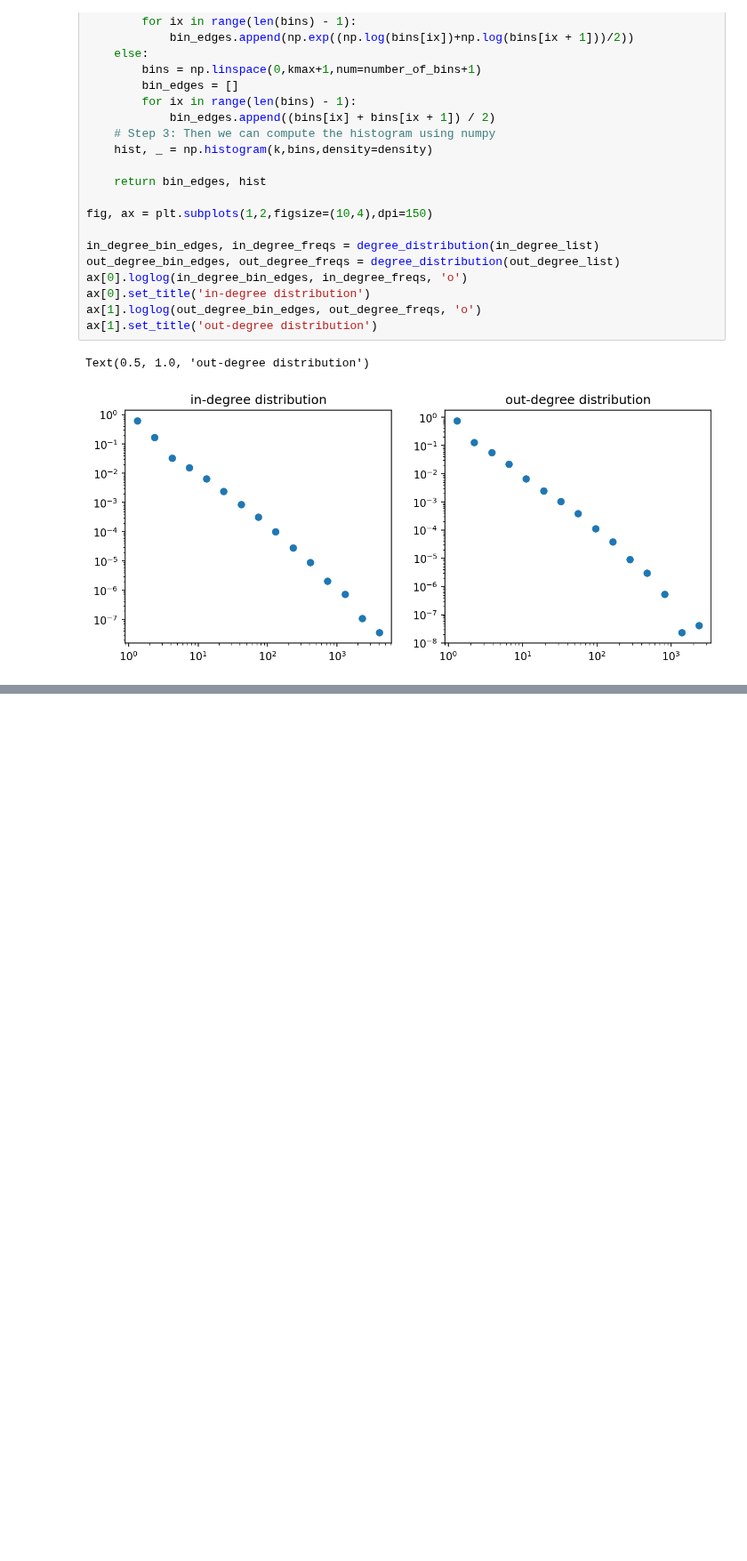
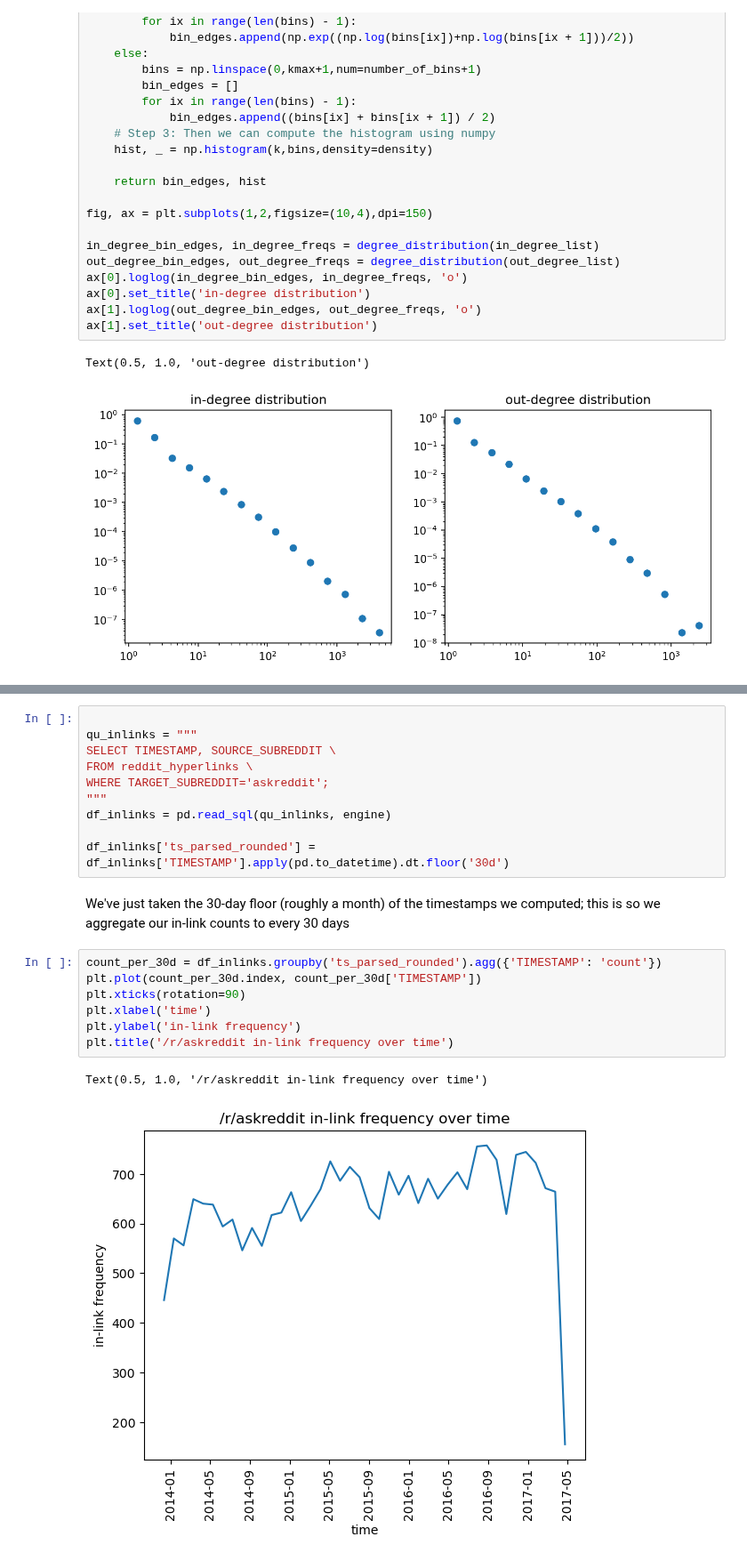
Before and after one commit to asmithh/network-science-data-book, a Jupyter notebook: class_09_datascience2.ipynb, the cells around one changed output, grey strips where cells are left out. Shown at 89% size. Drawn from its saved outputs; the diff is of its cells as text; blank space fills up the shorter version.

```diff
--- a/class_09_datascience2.ipynb
+++ b/class_09_datascience2.ipynb
@@ -172,0 +176,22 @@ Text(0.5, 1.0, 'out-degree distribution')
+# %%
+
+qu_inlinks = """
+SELECT TIMESTAMP, SOURCE_SUBREDDIT \
+FROM reddit_hyperlinks \
+WHERE TARGET_SUBREDDIT='askreddit';
+"""
+df_inlinks = pd.read_sql(qu_inlinks, engine)
+
+df_inlinks['ts_parsed_rounded'] = df_inlinks['TIMESTAMP'].apply(pd.to_datetime).dt.floor('30d')
+# %% [markdown]
+We've just taken the 30-day floor (roughly a month) of the timestamps we computed; this is so we aggregate our in-link counts to every 30 days
+# %%
+count_per_30d = df_inlinks.groupby('ts_parsed_rounded').agg({'TIMESTAMP': 'count'})
+plt.plot(count_per_30d.index, count_per_30d['TIMESTAMP'])
+plt.xticks(rotation=90)
+plt.xlabel('time')
+plt.ylabel('in-link frequency')
+plt.title('/r/askreddit in-link frequency over time')
+# %% [output]
+Text(0.5, 1.0, '/r/askreddit in-link frequency over time')
+[figure, added]
```
Also changed, not shown: parts of 3 cells of this notebook, 1 other file.
